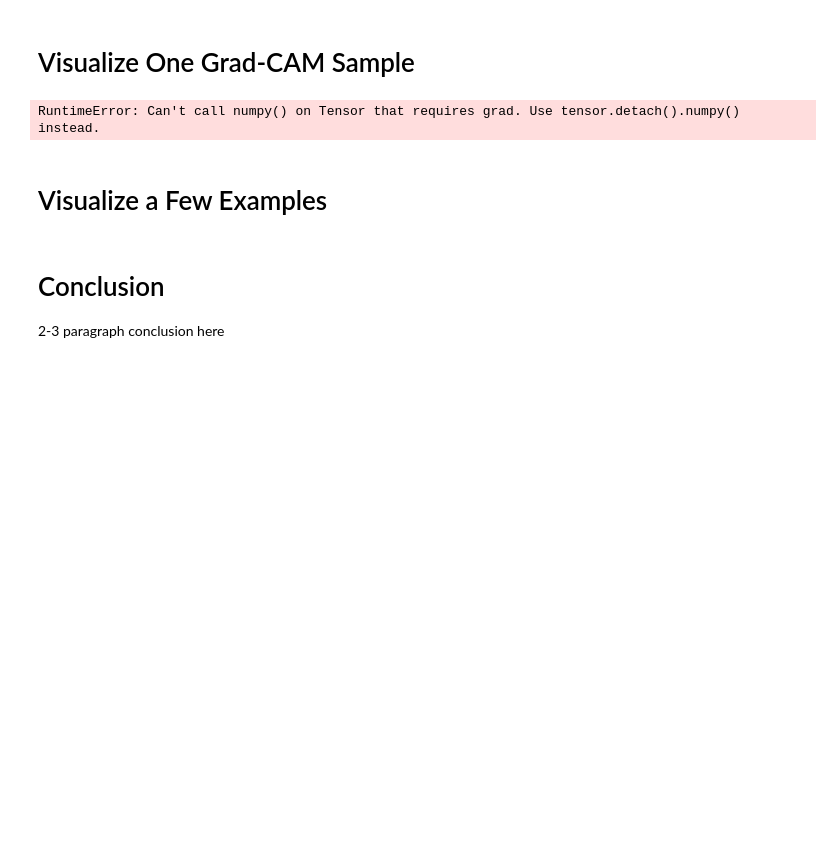
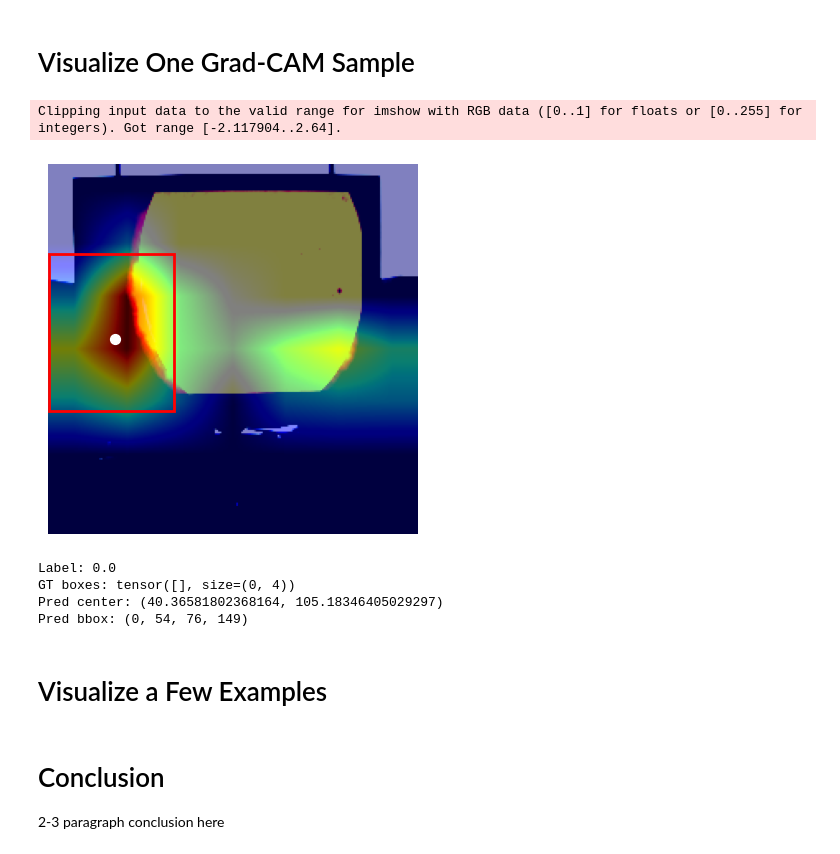
Before and after one commit to AC0727/484-final-project, a Jupyter notebook: main.ipynb, the cells around one changed output. Cells and saved outputs as stored; diff of their text form; code cells hidden in the pictures; blank space fills up the shorter version.

```diff
--- a/main.ipynb
+++ b/main.ipynb
@@ -279,23 +295,28 @@ Mean center distance:  41.4279
 # %%
 image, label, target = val_dataset[0]
 
 image_batch = image.unsqueeze(0).to(device)
-cam = gradcam.generate(image_batch)[0].cpu()   # [1, H, W]
+cam = gradcam.generate(image_batch)[0].detach().cpu()   # [1, H, W]
 
 center, bbox, mask = cam_to_bbox_and_center(
     cam,
     mask_fn=cam_to_binary_mask,
     threshold=0.4,
 )
 
 visualize_cam_bbox(image, cam.squeeze(0), bbox, center)
 
 print("Label:", label.item())
 print("GT boxes:", target["boxes"])
 print("Pred center:", center)
 print("Pred bbox:", bbox)
 # %% [output]
-RuntimeError: Can't call numpy() on Tensor that requires grad. Use tensor.detach().numpy() instead.
+Clipping input data to the valid range for imshow with RGB data ([0..1] for floats or [0..255] for integers). Got range [-2.117904..2.64].
+[figure, added]
+Label: 0.0
+GT boxes: tensor([], size=(0, 4))
+Pred center: (40.36581802368164, 105.18346405029297)
+Pred bbox: (0, 54, 76, 149)
 # %% [markdown]
 # Visualize a Few Examples
 # %% [markdown]
```
Also changed, not shown: parts of 7 cells of this notebook, 2 other files.
